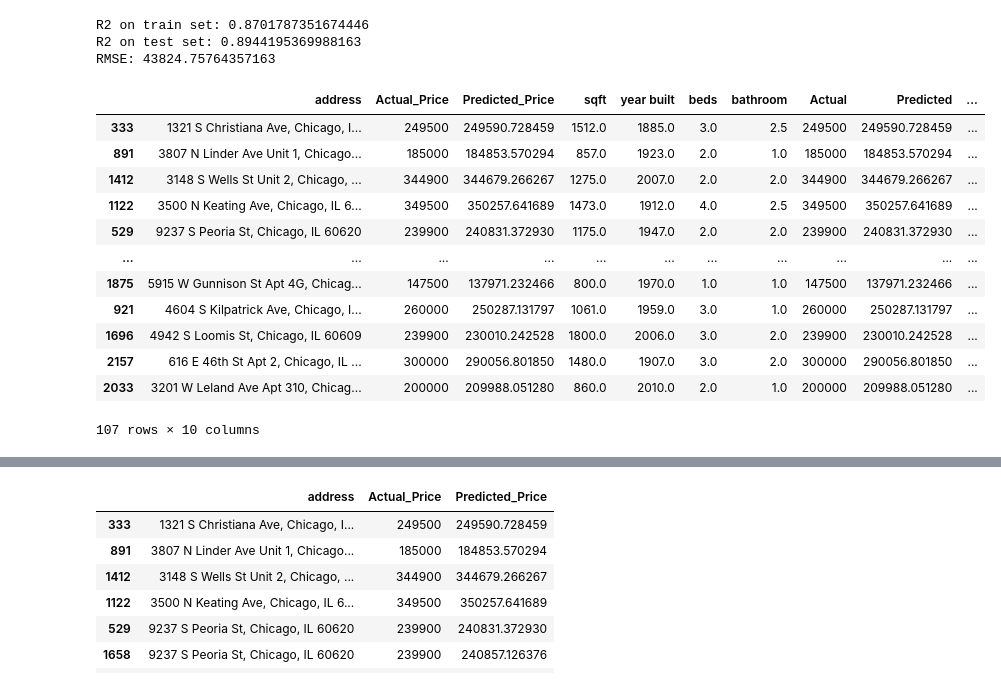
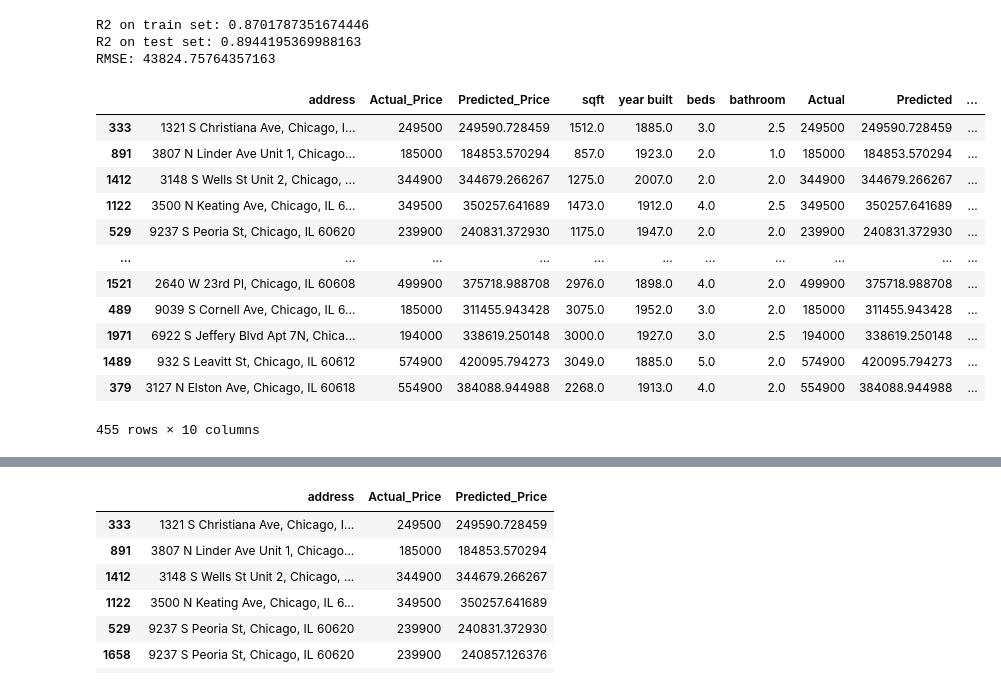
Before and after one commit to yakir0391/Apartments-Predict, a Jupyter notebook: machine learning.ipynb, the cells around one changed output, grey strips where cells are left out. Cells and saved outputs as stored; diff of their text form; code cells hidden in the pictures.

```diff
--- a/machine learning.ipynb
+++ b/machine learning.ipynb
@@ -85,20 +73,20 @@ RMSE: 43824.75764357163
 # %%
 #יצרנו דאטה פריים בה שמנו את המחירים החזויים מול המחירים האמיתיים ואת ההפרש ביניהם ואת הפרמטרים עם הקורלציה הכי גבוהה
 resDF=pd.DataFrame({"address":X_test['Address'],"Actual_Price":y_test,"Predicted_Price":y_pred_new,'sqft':X_test['sqft'],'year built':X_test['year built'],'beds':X_test['beds'],'bathroom':X_test['bathroom'],"Actual":y_test,"Predicted":y_pred_new})
 resDF["diffrence"]=abs(resDF["Actual_Price"]-resDF["Predicted_Price"])
 resDF.sort_values(by=['diffrence'], ascending=True, inplace = True)
-resDF[resDF["diffrence"]<10000]
+resDF
 # %% [output]
 |  | address | Actual_Price | Predicted_Price | sqft | year built | beds | bathroom | Actual | Predicted | ... |
 | 333 | 1321 S Christiana Ave, Chicago, I... | 249500 | 249590.728459 | 1512.0 | 1885.0 | 3.0 | 2.5 | 249500 | 249590.728459 | ... |
 | 891 | 3807 N Linder Ave Unit 1, Chicago... | 185000 | 184853.570294 | 857.0 | 1923.0 | 2.0 | 1.0 | 185000 | 184853.570294 | ... |
 | 1412 | 3148 S Wells St Unit 2, Chicago, ... | 344900 | 344679.266267 | 1275.0 | 2007.0 | 2.0 | 2.0 | 344900 | 344679.266267 | ... |
 | 1122 | 3500 N Keating Ave, Chicago, IL 6... | 349500 | 350257.641689 | 1473.0 | 1912.0 | 4.0 | 2.5 | 349500 | 350257.641689 | ... |
 | 529 | 9237 S Peoria St, Chicago, IL 60620 | 239900 | 240831.372930 | 1175.0 | 1947.0 | 2.0 | 2.0 | 239900 | 240831.372930 | ... |
 | ... | ... | ... | ... | ... | ... | ... | ... | ... | ... | ... |
-| 1875 | 5915 W Gunnison St Apt 4G, Chicag... | 147500 | 137971.232466 | 800.0 | 1970.0 | 1.0 | 1.0 | 147500 | 137971.232466 | ... |
-| 921 | 4604 S Kilpatrick Ave, Chicago, I... | 260000 | 250287.131797 | 1061.0 | 1959.0 | 3.0 | 1.0 | 260000 | 250287.131797 | ... |
-| 1696 | 4942 S Loomis St, Chicago, IL 60609 | 239900 | 230010.242528 | 1800.0 | 2006.0 | 3.0 | 2.0 | 239900 | 230010.242528 | ... |
-| 2157 | 616 E 46th St Apt 2, Chicago, IL ... | 300000 | 290056.801850 | 1480.0 | 1907.0 | 3.0 | 2.0 | 300000 | 290056.801850 | ... |
-| 2033 | 3201 W Leland Ave Apt 310, Chicag... | 200000 | 209988.051280 | 860.0 | 2010.0 | 2.0 | 1.0 | 200000 | 209988.051280 | ... |
+| 1521 | 2640 W 23rd Pl, Chicago, IL 60608 | 499900 | 375718.988708 | 2976.0 | 1898.0 | 4.0 | 2.0 | 499900 | 375718.988708 | ... |
+| 489 | 9039 S Cornell Ave, Chicago, IL 6... | 185000 | 311455.943428 | 3075.0 | 1952.0 | 3.0 | 2.0 | 185000 | 311455.943428 | ... |
+| 1971 | 6922 S Jeffery Blvd Apt 7N, Chica... | 194000 | 338619.250148 | 3000.0 | 1927.0 | 3.0 | 2.5 | 194000 | 338619.250148 | ... |
+| 1489 | 932 S Leavitt St, Chicago, IL 60612 | 574900 | 420095.794273 | 3049.0 | 1885.0 | 5.0 | 2.0 | 574900 | 420095.794273 | ... |
+| 379 | 3127 N Elston Ave, Chicago, IL 60618 | 554900 | 384088.944988 | 2268.0 | 1913.0 | 4.0 | 2.0 | 554900 | 384088.944988 | ... |
-107 rows × 10 columns
+455 rows × 10 columns
```
Also changed, not shown: parts of 2 cells of this notebook.
